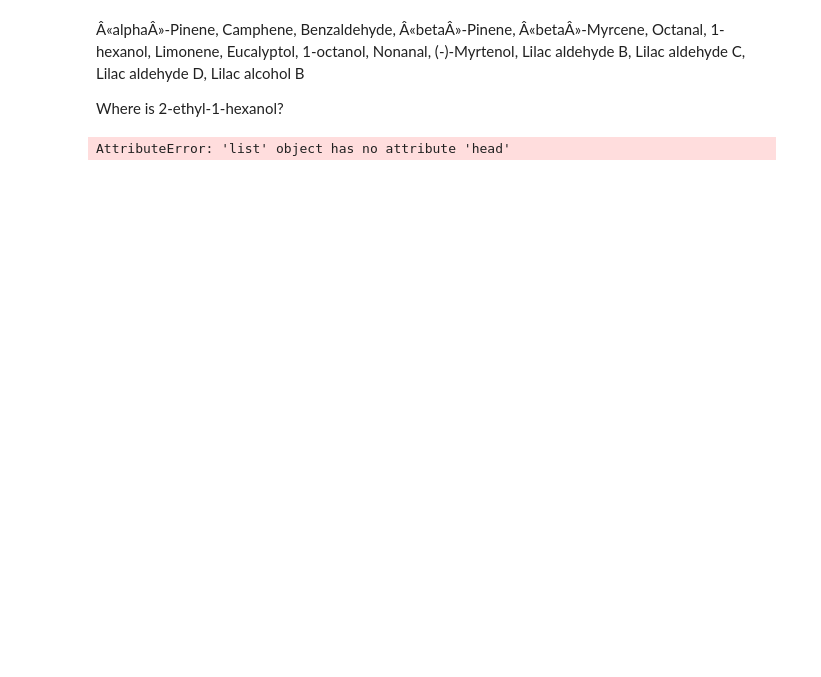
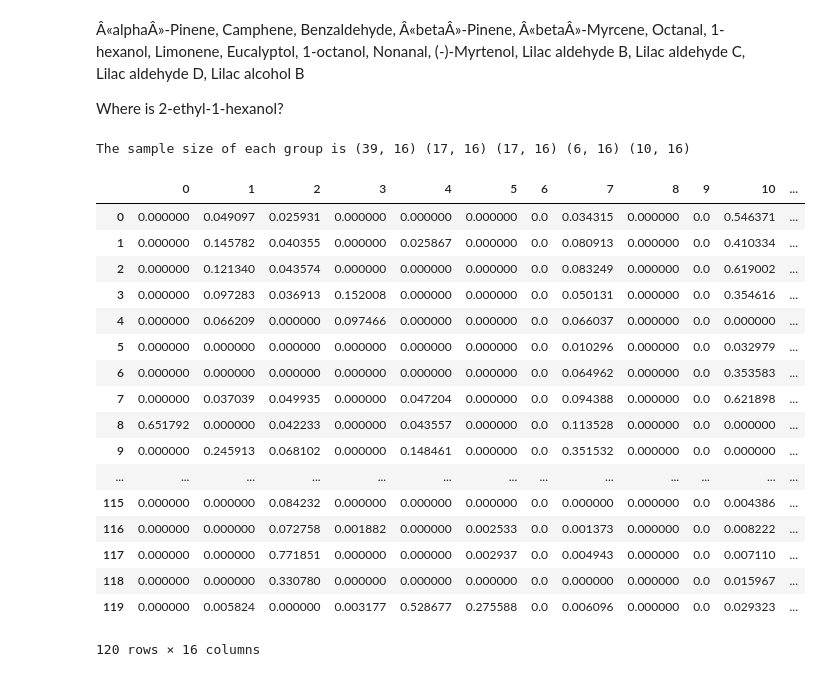
Before and after one commit to ryokubo5710/Platanthera_scents, a Jupyter notebook: by chemicals.ipynb, the cells around one changed output. Saved outputs shown, nothing was run; the diff lists cells and outputs as text; code cells hidden in the pictures; blank space fills up the shorter version.

```diff
--- a/by chemicals.ipynb
+++ b/by chemicals.ipynb
@@ -20,13 +20,13 @@ chemicals = ["Â«alphaÂ»-Pinene", "Camphene", "Benzaldehyde", "Â«betaÂ»-P
 "Limonene", "Eucalyptol", "1-octanol", "Nonanal", "(-)-Myrtenol", "Lilac aldehyde B", "Lilac aldehyde C","Lilac aldehyde D",
 "Lilac alcohol B"]
 
-chemdata = []
+data2 =  np.zeros(shape = (data.shape[0], len(chemicals)))
+
 for i in range(len(chemicals)):
-    chemdata.append(data.filter(items=[chemicals[i]]))
-
-chemdata.head
+    for j in range(data.shape[1]):
+        if list(data)[j] == chemicals[i]:
+            data2[:,i] =  data.iloc[:,j]
 
 #for i in range(len(chemicals)):
     #= data.iloc[data.iloc[1,:].str.contains(chemicals[i])]
+data2 = pd.DataFrame(data2)
-# %% [output]
-AttributeError: 'list' object has no attribute 'head'
@@ -32,0 +40,30 @@ AttributeError: 'list' object has no attribute 'head'
+# %%
+print ('The sample size of each group is', data_Obt.shape,  data_Dil.shape,  data_Stri.shape,  data_Cil.shape,  data_Hur.shape)
+# %% [output]
+The sample size of each group is (39, 16) (17, 16) (17, 16) (6, 16) (10, 16)
+# %%
+from matplotlib.collections import LineCollection
+
+from sklearn import manifold
+from sklearn.metrics import euclidean_distances
+from sklearn.decomposition import PCA
+data2
+# %% [output]
+|  | 0 | 1 | 2 | 3 | 4 | 5 | 6 | 7 | 8 | 9 | 10 | ... |
+| 0 | 0.000000 | 0.049097 | 0.025931 | 0.000000 | 0.000000 | 0.000000 | 0.0 | 0.034315 | 0.000000 | 0.0 | 0.546371 | ... |
+| 1 | 0.000000 | 0.145782 | 0.040355 | 0.000000 | 0.025867 | 0.000000 | 0.0 | 0.080913 | 0.000000 | 0.0 | 0.410334 | ... |
+| 2 | 0.000000 | 0.121340 | 0.043574 | 0.000000 | 0.000000 | 0.000000 | 0.0 | 0.083249 | 0.000000 | 0.0 | 0.619002 | ... |
+| 3 | 0.000000 | 0.097283 | 0.036913 | 0.152008 | 0.000000 | 0.000000 | 0.0 | 0.050131 | 0.000000 | 0.0 | 0.354616 | ... |
+| 4 | 0.000000 | 0.066209 | 0.000000 | 0.097466 | 0.000000 | 0.000000 | 0.0 | 0.066037 | 0.000000 | 0.0 | 0.000000 | ... |
+| 5 | 0.000000 | 0.000000 | 0.000000 | 0.000000 | 0.000000 | 0.000000 | 0.0 | 0.010296 | 0.000000 | 0.0 | 0.032979 | ... |
+| 6 | 0.000000 | 0.000000 | 0.000000 | 0.000000 | 0.000000 | 0.000000 | 0.0 | 0.064962 | 0.000000 | 0.0 | 0.353583 | ... |
+| 7 | 0.000000 | 0.037039 | 0.049935 | 0.000000 | 0.047204 | 0.000000 | 0.0 | 0.094388 | 0.000000 | 0.0 | 0.621898 | ... |
+| 8 | 0.651792 | 0.000000 | 0.042233 | 0.000000 | 0.043557 | 0.000000 | 0.0 | 0.113528 | 0.000000 | 0.0 | 0.000000 | ... |
+| 9 | 0.000000 | 0.245913 | 0.068102 | 0.000000 | 0.148461 | 0.000000 | 0.0 | 0.351532 | 0.000000 | 0.0 | 0.000000 | ... |
+| ... | ... | ... | ... | ... | ... | ... | ... | ... | ... | ... | ... | ... |
+| 115 | 0.000000 | 0.000000 | 0.084232 | 0.000000 | 0.000000 | 0.000000 | 0.0 | 0.000000 | 0.000000 | 0.0 | 0.004386 | ... |
+| 116 | 0.000000 | 0.000000 | 0.072758 | 0.001882 | 0.000000 | 0.002533 | 0.0 | 0.001373 | 0.000000 | 0.0 | 0.008222 | ... |
+| 117 | 0.000000 | 0.000000 | 0.771851 | 0.000000 | 0.000000 | 0.002937 | 0.0 | 0.004943 | 0.000000 | 0.0 | 0.007110 | ... |
+| 118 | 0.000000 | 0.000000 | 0.330780 | 0.000000 | 0.000000 | 0.000000 | 0.0 | 0.000000 | 0.000000 | 0.0 | 0.015967 | ... |
+| 119 | 0.000000 | 0.005824 | 0.000000 | 0.003177 | 0.528677 | 0.275588 | 0.0 | 0.006096 | 0.000000 | 0.0 | 0.029323 | ... |
+120 rows × 16 columns
```
Also changed, not shown: parts of 6 cells of this notebook.
